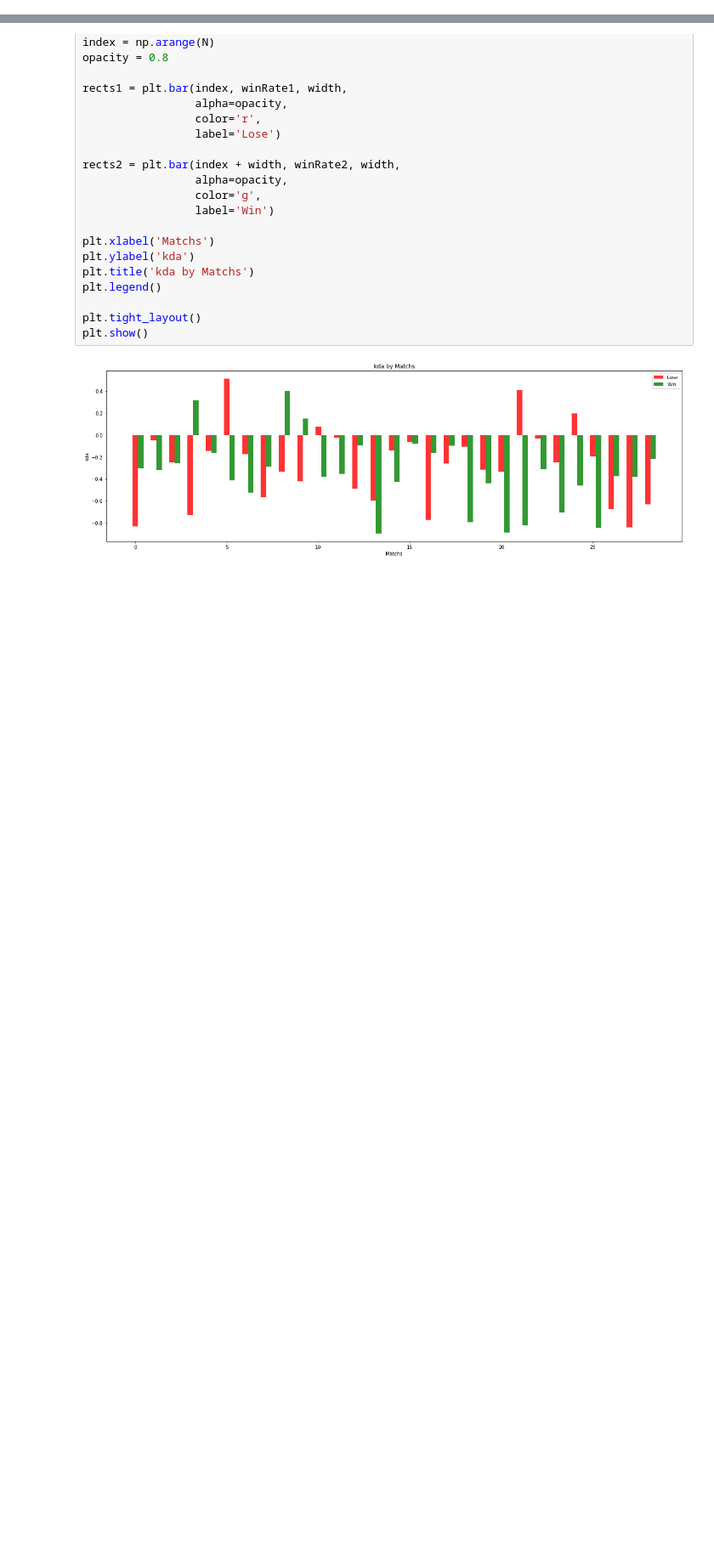
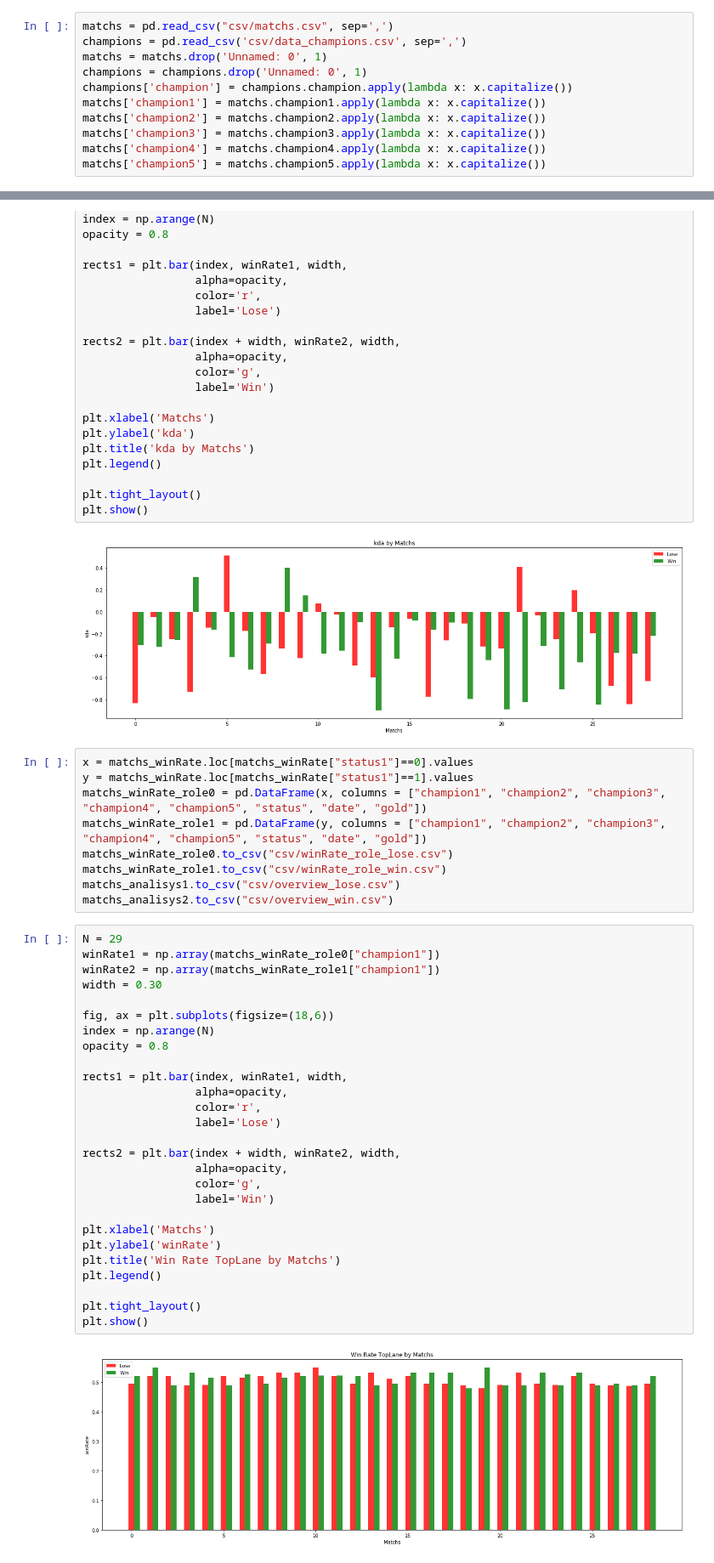
Before and after one commit to if1015-datascience-ufpe/2017-2-projeto-bjcc-dls4-rrms, a Jupyter notebook: statistics.ipynb, the cells around one changed output, grey strips where cells are left out. Shown at 85% size. Cells and saved outputs as stored; diff of their text form; blank space fills up the shorter version.

```diff
--- a/statistics.ipynb
+++ b/statistics.ipynb
@@ -13,0 +11,11 @@ champions = champions.drop('Unnamed: 0', 1)
+# %%
+matchs = pd.read_csv("csv/matchs.csv", sep=',')
+champions = pd.read_csv('csv/data_champions.csv', sep=',')
+matchs = matchs.drop('Unnamed: 0', 1)
+champions = champions.drop('Unnamed: 0', 1)
+champions['champion'] = champions.champion.apply(lambda x: x.capitalize())
+matchs['champion1'] = matchs.champion1.apply(lambda x: x.capitalize())
+matchs['champion2'] = matchs.champion2.apply(lambda x: x.capitalize())
+matchs['champion3'] = matchs.champion3.apply(lambda x: x.capitalize())
+matchs['champion4'] = matchs.champion4.apply(lambda x: x.capitalize())
+matchs['champion5'] = matchs.champion5.apply(lambda x: x.capitalize())
@@ -188,3 +178,41 @@ plt.tight_layout()
 plt.show()
 # %% [output]
 [figure]
+# %%
+x = matchs_winRate.loc[matchs_winRate["status1"]==0].values
+y = matchs_winRate.loc[matchs_winRate["status1"]==1].values
+matchs_winRate_role0 = pd.DataFrame(x, columns = ["champion1", "champion2", "champion3", "champion4", "champion5", "status", "date", "gold"])
+matchs_winRate_role1 = pd.DataFrame(y, columns = ["champion1", "champion2", "champion3", "champion4", "champion5", "status", "date", "gold"])
+matchs_winRate_role0.to_csv("csv/winRate_role_lose.csv")
+matchs_winRate_role1.to_csv("csv/winRate_role_win.csv")
+matchs_analisys1.to_csv("csv/overview_lose.csv")
+matchs_analisys2.to_csv("csv/overview_win.csv")
+# %%
+N = 29
+winRate1 = np.array(matchs_winRate_role0["champion1"])
+winRate2 = np.array(matchs_winRate_role1["champion1"])
+width = 0.30
+
+fig, ax = plt.subplots(figsize=(18,6))
+index = np.arange(N)
+opacity = 0.8
+
+rects1 = plt.bar(index, winRate1, width,
+                 alpha=opacity,
+                 color='r',
+                 label='Lose')
+
+rects2 = plt.bar(index + width, winRate2, width,
+                 alpha=opacity,
+                 color='g',
+                 label='Win')
+
+plt.xlabel('Matchs')
+plt.ylabel('winRate')
+plt.title('Win Rate TopLane by Matchs')
+plt.legend()
+
+plt.tight_layout()
+plt.show()
+# %% [output]
+[figure, added]
```
Also changed, not shown: parts of 9 cells of this notebook, 5 other files.
